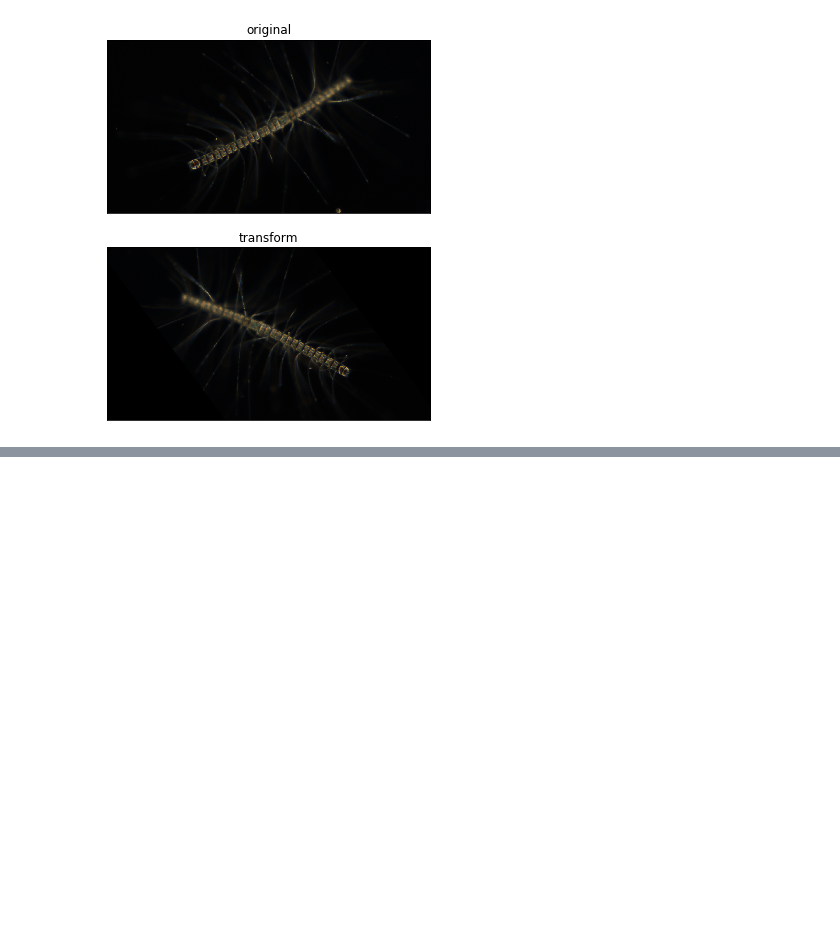
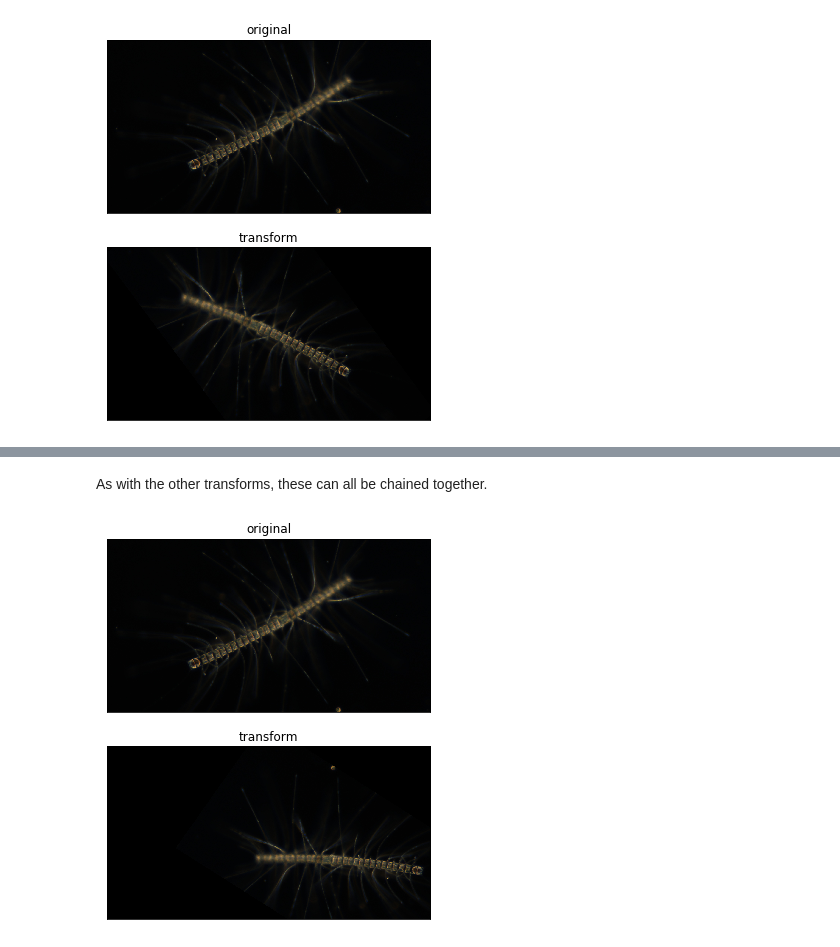
Before and after one commit to eor314/pogo_bioobs19_imaging, a Jupyter notebook: mod7_data_augmentation.ipynb, the cells around one changed output, grey strips where cells are left out. Saved outputs shown, nothing was run; the diff lists cells and outputs as text; code cells hidden in the pictures; blank space fills up the shorter version.

```diff
--- a/mod7_data_augmentation.ipynb
+++ b/mod7_data_augmentation.ipynb
@@ -128,0 +176,19 @@ plot_transform_imgs(img_orig, test)
+# %% [markdown]
+As with the other transforms, these can all be chained together.
+# %%
+# do a bunch of random transforms
+rand_affine = transforms.Compose([
+    transforms.RandomAffine((0, 360),  # (min_angle, max_angle)
+                            translate=(0.25, 0.25), # (max_width, max_vertical)
+                            scale=(0.5, 1.5),  # (min_scale, max_scale)
+                            shear=30  # angle
+                           )
+])
+
+# do the flip
+test = rand_affine(img_orig)
+
+# display it
+plot_transform_imgs(img_orig, test)
+# %% [output]
+[figure, added]
```
Also changed, not shown: parts of 15 cells of this notebook.
